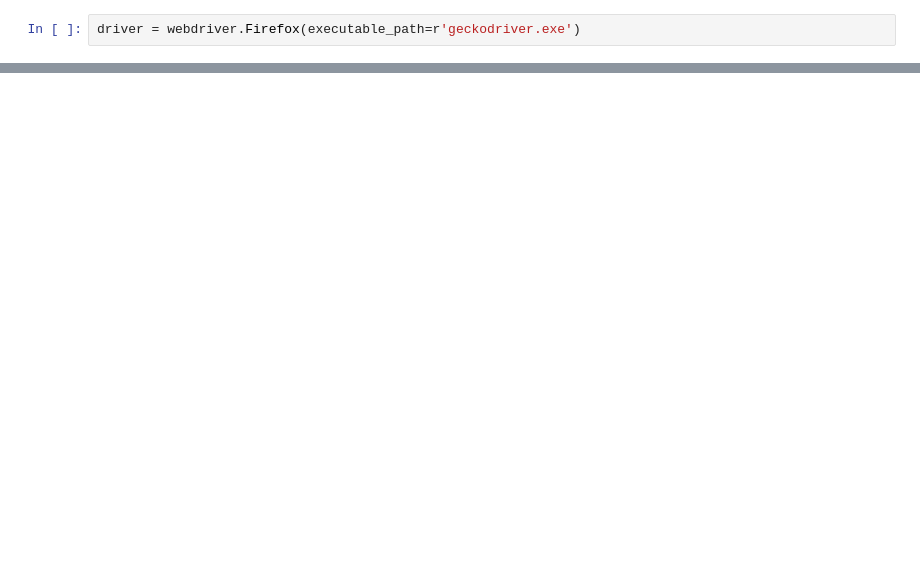
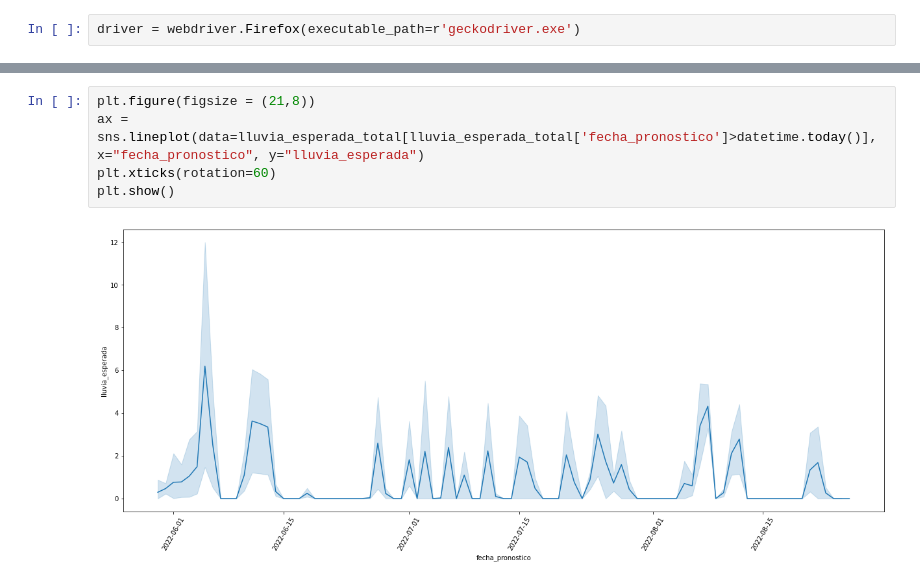
Before and after one commit to calvegh/lluvia, a Jupyter notebook: main.ipynb, the cells around one changed output, grey strips where cells are left out. Cells and saved outputs as stored; diff of their text form; blank space fills up the shorter version.

```diff
--- a/main.ipynb
+++ b/main.ipynb
@@ -51,0 +64,7 @@ plt.show()
+# %%
+plt.figure(figsize = (21,8))
+ax = sns.lineplot(data=lluvia_esperada_total[lluvia_esperada_total['fecha_pronostico']>datetime.today()], x="fecha_pronostico", y="lluvia_esperada")
+plt.xticks(rotation=60)
+plt.show()
+# %% [output]
+[figure, added]
```
Also changed, not shown: parts of 7 cells of this notebook, 9 other files.
